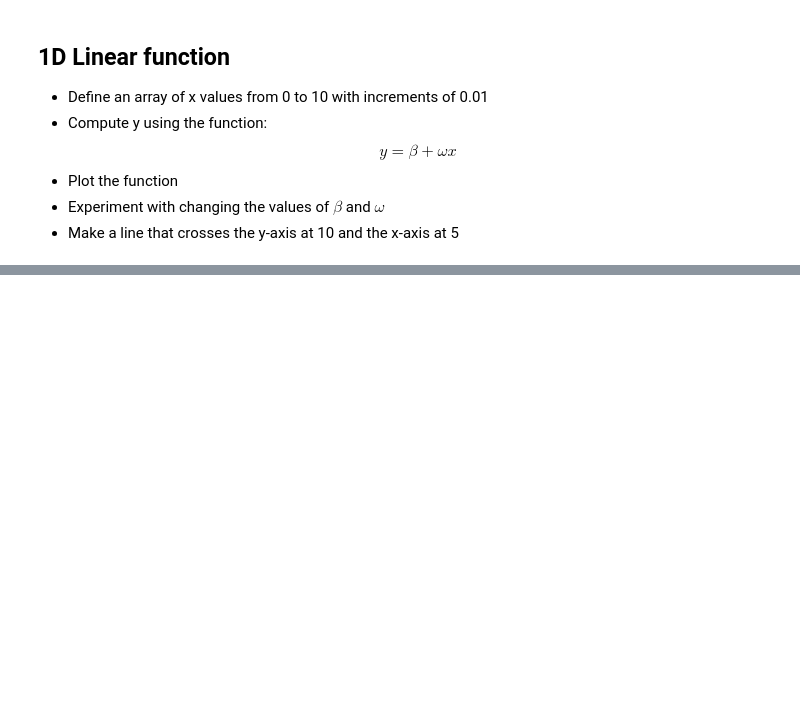
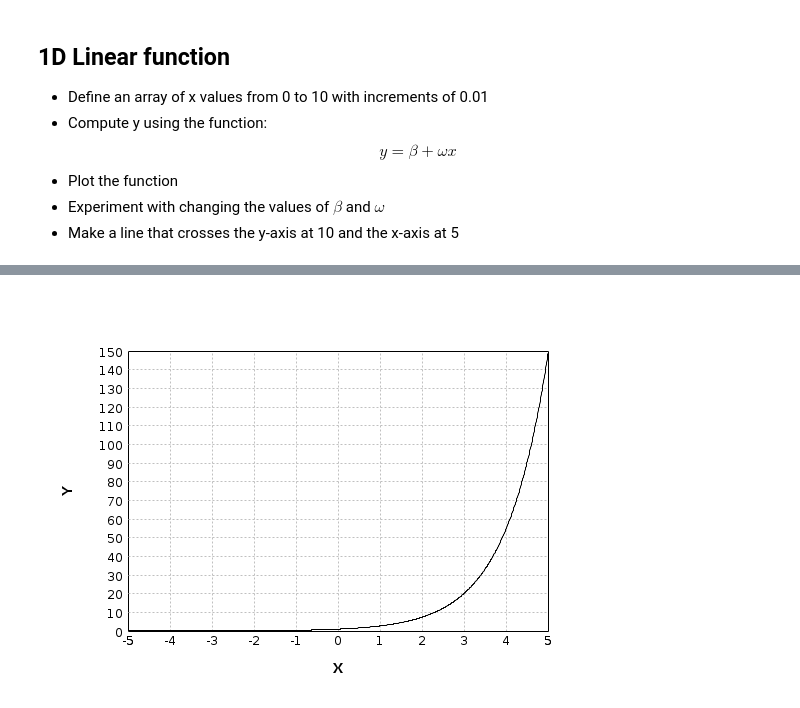
Before and after one commit to jamalromero/colab, a Jupyter notebook: udl_ch1.ipynb, the cells around one changed output, grey strips where cells are left out. Saved outputs shown, nothing was run; the diff lists cells and outputs as text; code cells hidden in the pictures; blank space fills up the shorter version.

```diff
--- a/udl_ch1.ipynb
+++ b/udl_ch1.ipynb
@@ -57,0 +152,6 @@ Any other functions are by definition **non-linear**.
+# %%
+var x = manager.arange(-5f, 5f, 0.01f, DataType.FLOAT64);
+var y = x.exp();
+LinePlot.of(toDoubleArray(x.stack(y, 1))).canvas().toBufferedImage(600, 400);
+# %% [output]
+[figure, added]
```
Also changed, not shown: parts of 19 cells of this notebook.
